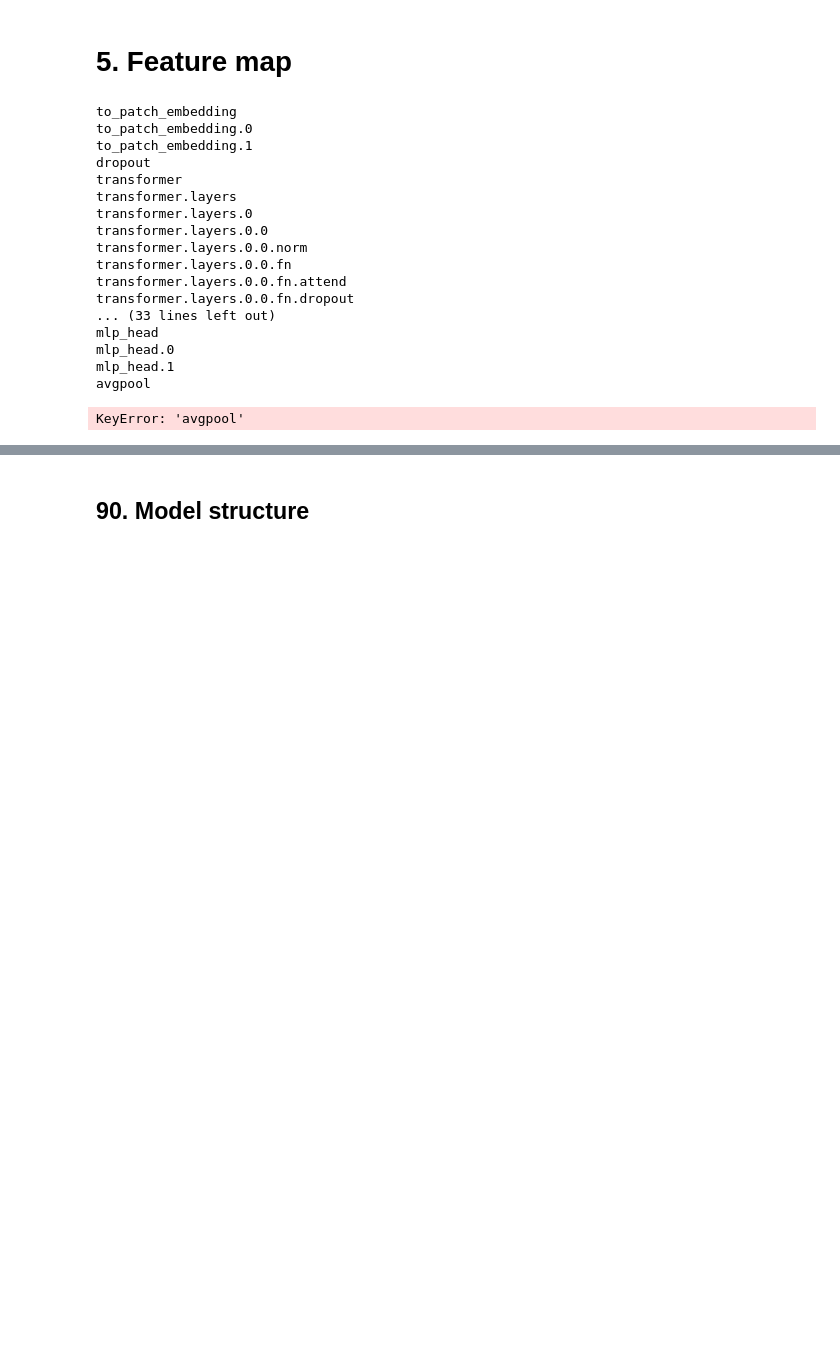
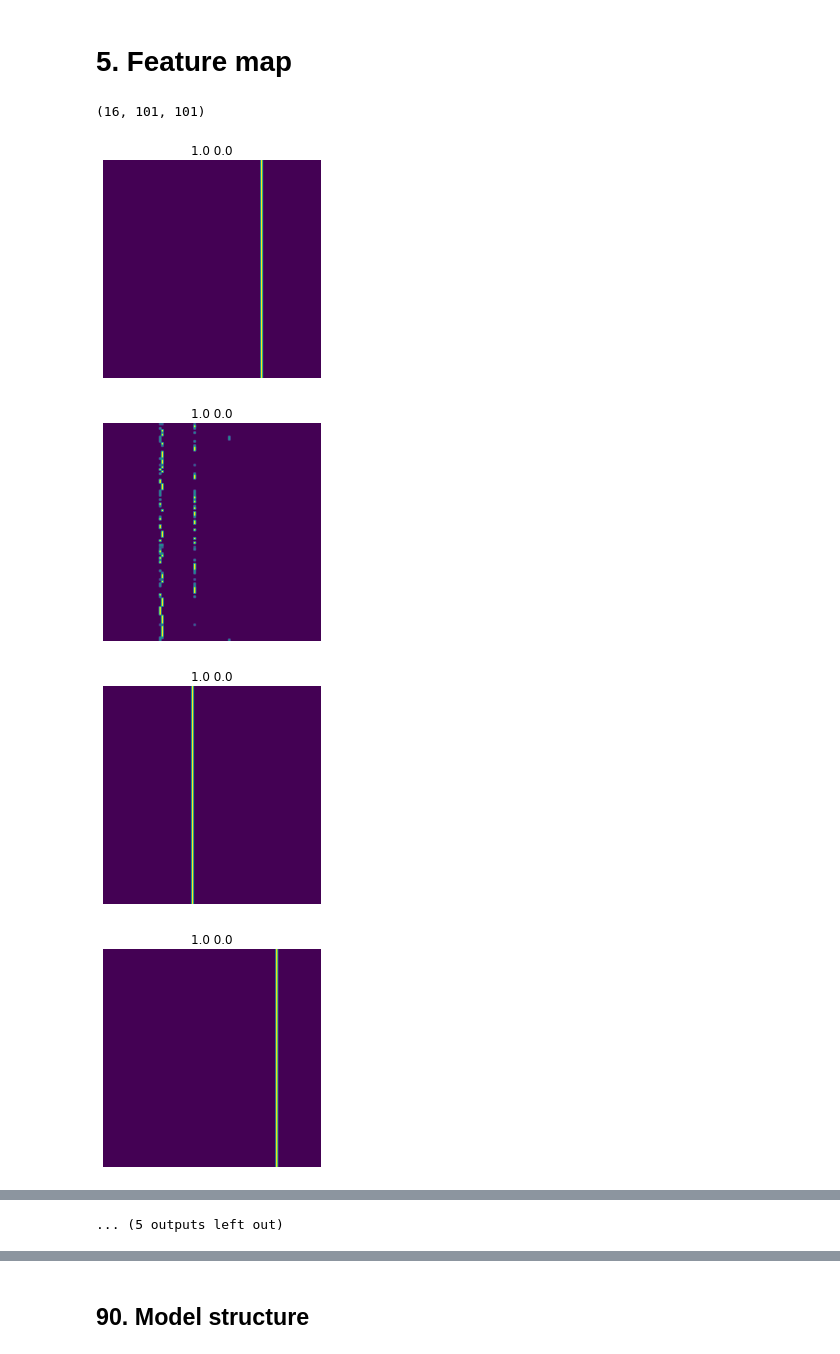
Before and after one commit to DDDog-WANG/NDAcquisition, a Jupyter notebook: Explaination/BasedViT.ipynb, the cells around one changed output, grey strips where cells are left out. Cells and saved outputs as stored; diff of their text form; code cells hidden in the pictures; blank space fills up the shorter version.

```diff
--- a/Explaination/BasedViT.ipynb
+++ b/Explaination/BasedViT.ipynb
@@ -341,34 +338,24 @@ def get_activation(name):
 
 for name, layer in model.named_modules():
     layer.register_forward_hook(get_activation(name))
-    print(name)
+
+output = model(input_tensor)
-# %% [output]
-to_patch_embedding
-to_patch_embedding.0
-to_patch_embedding.1
-dropout
-transformer
-transformer.layers
-transformer.layers.0
-transformer.layers.0.0
-transformer.layers.0.0.norm
-transformer.layers.0.0.fn
-transformer.layers.0.0.fn.attend
-transformer.layers.0.0.fn.dropout
-... (33 lines left out)
-mlp_head
-mlp_head.0
-mlp_head.1
-avgpool
 # %%
-key = "avgpool"
+key = "transformer.layers.1.0.fn.dropout"
 # key = "transformer.layers.0.0.fn.attend"
 
-bn = feature_activation[key].cpu()[0].numpy().mean(axis=0)
+bn = feature_activation[key].cpu()[0].numpy()
 print(bn.shape)
 
-plt.title(str(format(np.amax(bn)))+" "+str(format(np.amin(bn))))
-plt.axis("off")
-plt.imshow(bn)
+# bn = bn.mean(axis=0)
+for i in range(bn.shape[0]):
+    plt.title(str(format(np.amax(bn[i])))+" "+str(format(np.amin(bn[i]))))
+    plt.axis("off")
+    plt.imshow(bn[i])
+    plt.show()
 # %% [output]
-KeyError: 'avgpool'
+(16, 101, 101)
+[figure, added]
+[figure, added]
+[figure, added]
+[figure, added]
@@ -375,3 +369,4 @@ KeyError: 'avgpool'
+... (5 outputs left out)
 # %%
 for key in feature_activation:
     bn = feature_activation[key].cpu()
```
Also changed, not shown: parts of 6 cells of this notebook, 1 other file.
